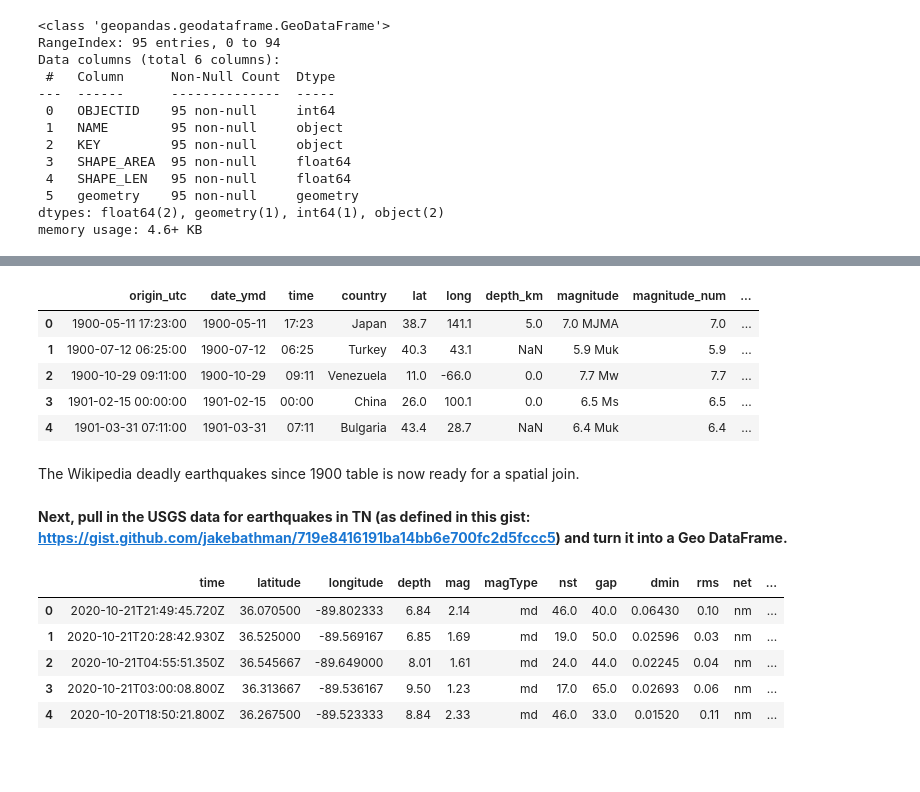
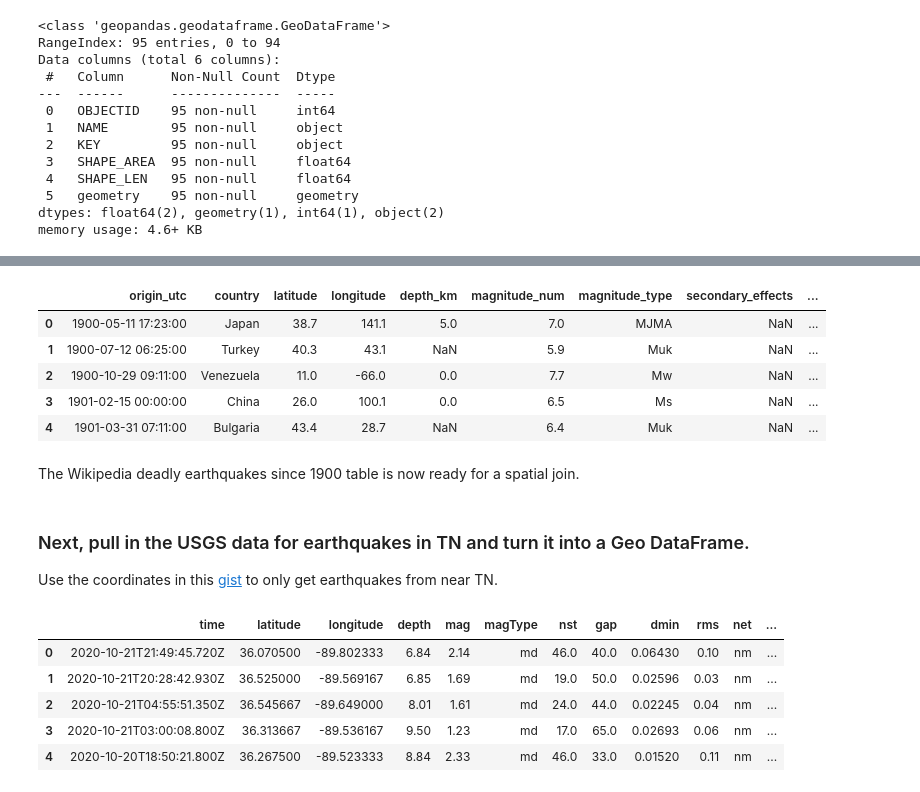
Before and after one commit to ocnrandolph/TNEG_Earthquakes, a Jupyter notebook: notebooks/dq3-TNEG-geospatial-data.ipynb, the cells around one changed output, grey strips where cells are left out. Saved outputs shown, nothing was run; the diff lists cells and outputs as text; code cells hidden in the pictures; blank space fills up the shorter version.

```diff
--- a/notebooks/dq3-TNEG-geospatial-data.ipynb
+++ b/notebooks/dq3-TNEG-geospatial-data.ipynb
@@ -139,3 +136,0 @@ earthquakes['origin_utc'] = pd.to_datetime(earthquakes['origin_utc'])
-# %%
-# remove excess columns
-earthquakes = earthquakes.drop(['pde_shaking_deaths', 'pde_total_deaths', 'utsu_total_deaths', 'em_dat_total_deaths', 'other_source_deaths', 'other_source_deaths_new', 'osd1', 'osd2', 'osd3'], axis = 1)
@@ -151,8 +136,0 @@ earthquakes.head()
-# %%
-# Clean up the lat/long columns
-earthquakes['lat'] = earthquakes['lat'].str.replace('?','')
-earthquakes['long'] = earthquakes['long'].str.replace('?','')
-# %%
-# Turn the lat/long into floats
-earthquakes['long'] = pd.to_numeric(earthquakes['long'])
-earthquakes['lat'] = pd.to_numeric(earthquakes['lat'])
@@ -158,0 +158,17 @@ earthquakes['lat'] = pd.to_numeric(earthquakes['lat'])
+# %%
+# Set the origin_utc column to a datetime
+earthquakes['origin_utc'] = pd.to_datetime(earthquakes['origin_utc'])
+# Create
+earthquakes['magnitude_type'] = earthquakes['magnitude'].str.extract(r'.*?(\w+)$')
+# Clean up the lat/long columns
+earthquakes['latitude'] = earthquakes['lat'].str.replace('?','')
+earthquakes['longitude'] = earthquakes['long'].str.replace('?','')
+# Turn the lat/long into floats
+earthquakes['latitude'] = pd.to_numeric(earthquakes['latitude'], errors = 'raise')
+earthquakes['longitude'] = pd.to_numeric(earthquakes['longitude'], errors = 'raise')
+# Remove excess columns
+earthquakes = earthquakes.drop(['date_ymd', 'time', 'lat', 'long', 'magnitude', 'pde_shaking_deaths', 'pde_total_deaths', 'utsu_total_deaths', 'em_dat_total_deaths', 'other_source_deaths', 'other_source_deaths_new', 'osd1', 'osd2', 'osd3'], axis = 1)
+# Reorder columns
+earthquakes = earthquakes[['origin_utc', 'country', 'latitude', 'longitude', 'depth_km', 'magnitude_num', 'magnitude_type', 'secondary_effects', 'max_deaths']]
+# Make sure the data types are correct
+earthquakes.info()
@@ -159,15 +192,15 @@ earthquakes['lat'] = pd.to_numeric(earthquakes['lat'])
 # %%
 # Create a new column named 'geometry' which combines the latitude and longitude
-earthquakes['geometry'] = earthquakes.apply(lambda x: Point((float(x.long),
-                                                            float(x.lat))),
+earthquakes['geometry'] = earthquakes.apply(lambda x: Point((float(x.longitude),
+                                                            float(x.latitude))),
                                            axis = 1)
 earthquakes.head()
 # %% [output]
-|  | origin_utc | date_ymd | time | country | lat | long | depth_km | magnitude | magnitude_num | ... |
-| 0 | 1900-05-11 17:23:00 | 1900-05-11 | 17:23 | Japan | 38.7 | 141.1 | 5.0 | 7.0 MJMA | 7.0 | ... |
-| 1 | 1900-07-12 06:25:00 | 1900-07-12 | 06:25 | Turkey | 40.3 | 43.1 | NaN | 5.9 Muk | 5.9 | ... |
-| 2 | 1900-10-29 09:11:00 | 1900-10-29 | 09:11 | Venezuela | 11.0 | -66.0 | 0.0 | 7.7 Mw | 7.7 | ... |
-| 3 | 1901-02-15 00:00:00 | 1901-02-15 | 00:00 | China | 26.0 | 100.1 | 0.0 | 6.5 Ms | 6.5 | ... |
-| 4 | 1901-03-31 07:11:00 | 1901-03-31 | 07:11 | Bulgaria | 43.4 | 28.7 | NaN | 6.4 Muk | 6.4 | ... |
+|  | origin_utc | country | latitude | longitude | depth_km | magnitude_num | magnitude_type | secondary_effects | ... |
+| 0 | 1900-05-11 17:23:00 | Japan | 38.7 | 141.1 | 5.0 | 7.0 | MJMA | NaN | ... |
+| 1 | 1900-07-12 06:25:00 | Turkey | 40.3 | 43.1 | NaN | 5.9 | Muk | NaN | ... |
+| 2 | 1900-10-29 09:11:00 | Venezuela | 11.0 | -66.0 | 0.0 | 7.7 | Mw | NaN | ... |
+| 3 | 1901-02-15 00:00:00 | China | 26.0 | 100.1 | 0.0 | 6.5 | Ms | NaN | ... |
+| 4 | 1901-03-31 07:11:00 | Bulgaria | 43.4 | 28.7 | NaN | 6.4 | Muk | NaN | ... |
 # %%
 # Turn the Wikipedia Deadly Earthquakes since 1900 table into a Geo Data Frame
@@ -177,5 +210,7 @@ deadly_earthquakes_geo = gpd.GeoDataFrame(earthquakes,
 # %% [markdown]
 The Wikipedia deadly earthquakes since 1900 table is now ready for a spatial join.
 # %% [markdown]
-**Next, pull in the USGS data for earthquakes in TN (as defined in this gist: https://gist.github.com/jakebathman/719e8416191ba14bb6e700fc2d5fccc5) and turn it into a Geo DataFrame.**
+### Next, pull in the USGS data for earthquakes in TN and turn it into a Geo DataFrame.
+
+Use the coordinates in this [gist](https://gist.github.com/jakebathman/719e8416191ba14bb6e700fc2d5fccc5) to only get earthquakes from near TN.
 # %%
@@ -185,10 +221,12 @@ r = requests.get(url)
-# %%
-usgs = pd.read_csv(StringIO(r.text))
-usgs.head()
-# %% [output]
-|  | time | latitude | longitude | depth | mag | magType | nst | gap | dmin | rms | net | ... |
-| 0 | 2020-10-21T21:49:45.720Z | 36.070500 | -89.802333 | 6.84 | 2.14 | md | 46.0 | 40.0 | 0.06430 | 0.10 | nm | ... |
-| 1 | 2020-10-21T20:28:42.930Z | 36.525000 | -89.569167 | 6.85 | 1.69 | md | 19.0 | 50.0 | 0.02596 | 0.03 | nm | ... |
-| 2 | 2020-10-21T04:55:51.350Z | 36.545667 | -89.649000 | 8.01 | 1.61 | md | 24.0 | 44.0 | 0.02245 | 0.04 | nm | ... |
-| 3 | 2020-10-21T03:00:08.800Z | 36.313667 | -89.536167 | 9.50 | 1.23 | md | 17.0 | 65.0 | 0.02693 | 0.06 | nm | ... |
-| 4 | 2020-10-20T18:50:21.800Z | 36.267500 | -89.523333 | 8.84 | 2.33 | md | 46.0 | 33.0 | 0.01520 | 0.11 | nm | ... |
+# %%
+# Read in the text of the response into a dataframe called usgs
+usgs = pd.read_csv(StringIO(r.text))
+# See what gets returned
+usgs.head()
+# %% [output]
+|  | time | latitude | longitude | depth | mag | magType | nst | gap | dmin | rms | net | ... |
+| 0 | 2020-10-21T21:49:45.720Z | 36.070500 | -89.802333 | 6.84 | 2.14 | md | 46.0 | 40.0 | 0.06430 | 0.10 | nm | ... |
+| 1 | 2020-10-21T20:28:42.930Z | 36.525000 | -89.569167 | 6.85 | 1.69 | md | 19.0 | 50.0 | 0.02596 | 0.03 | nm | ... |
+| 2 | 2020-10-21T04:55:51.350Z | 36.545667 | -89.649000 | 8.01 | 1.61 | md | 24.0 | 44.0 | 0.02245 | 0.04 | nm | ... |
+| 3 | 2020-10-21T03:00:08.800Z | 36.313667 | -89.536167 | 9.50 | 1.23 | md | 17.0 | 65.0 | 0.02693 | 0.06 | nm | ... |
+| 4 | 2020-10-20T18:50:21.800Z | 36.267500 | -89.523333 | 8.84 | 2.33 | md | 46.0 | 33.0 | 0.01520 | 0.11 | nm | ... |
```
Also changed, not shown: parts of 64 cells of this notebook.
